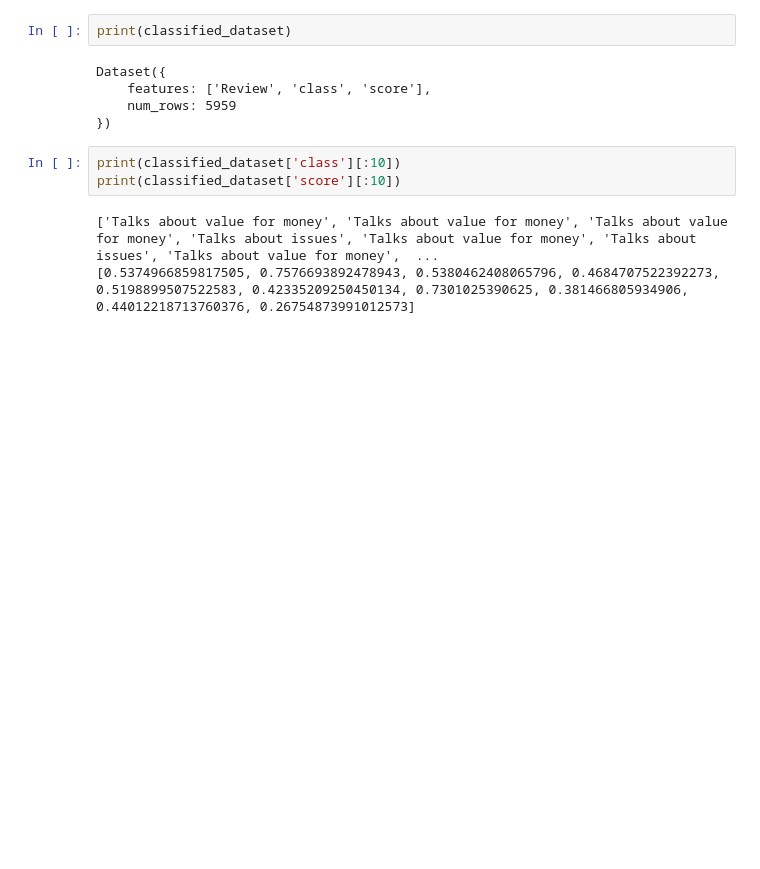
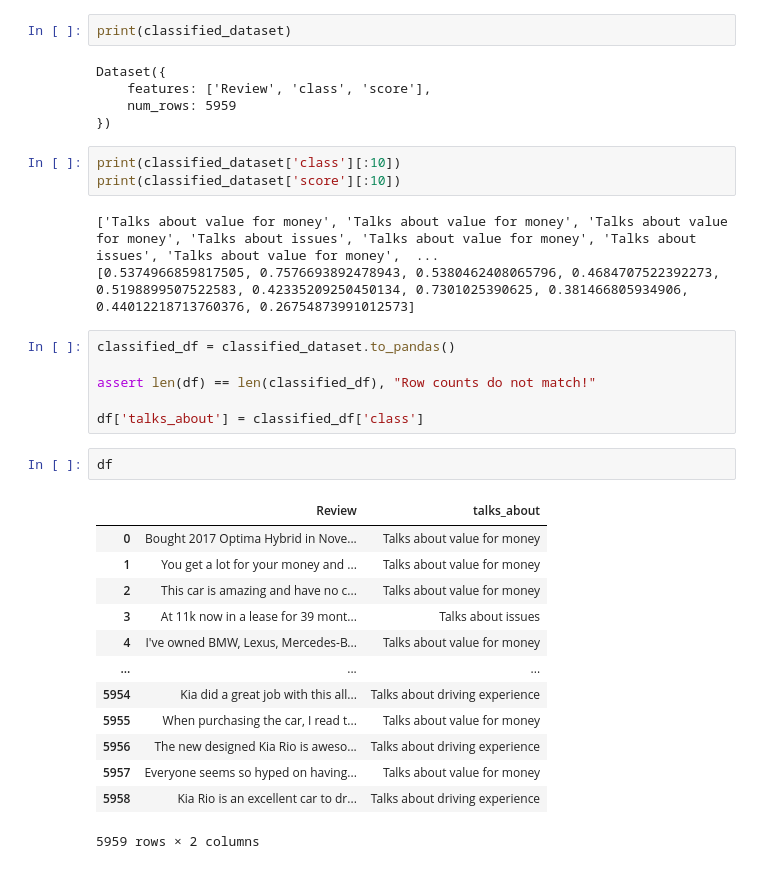
Before and after one commit to NimWick638/The-Wheels-in-Motion-Group-06, a Jupyter notebook: Deploying Hugging Face Model/Hugging_Face_Model_Deployment_.ipynb, the cells around one changed output. Saved outputs shown, nothing was run; the diff lists cells and outputs as text; blank space fills up the shorter version.

Commit message:
Added talks_about column to the dataframe

```diff
--- a/Deploying Hugging Face Model/Hugging_Face_Model_Deployment_.ipynb
+++ b/Deploying Hugging Face Model/Hugging_Face_Model_Deployment_.ipynb
@@ -86,3 +86,25 @@ print(classified_dataset['score'][:10])
 # %% [output]
 ['Talks about value for money', 'Talks about value for money', 'Talks about value for money', 'Talks about issues', 'Talks about value for money', 'Talks about issues', 'Talks about value for money',  ...
 [0.5374966859817505, 0.7576693892478943, 0.5380462408065796, 0.4684707522392273, 0.5198899507522583, 0.42335209250450134, 0.7301025390625, 0.381466805934906, 0.44012218713760376, 0.26754873991012573]
+# %%
+classified_df = classified_dataset.to_pandas()
+
+assert len(df) == len(classified_df), "Row counts do not match!"
+
+df['talks_about'] = classified_df['class']
+# %%
+df
+# %% [output]
+|  | Review | talks_about |
+| 0 | Bought 2017 Optima Hybrid in Nove... | Talks about value for money |
+| 1 | You get a lot for your money and ... | Talks about value for money |
+| 2 | This car is amazing and have no c... | Talks about value for money |
+| 3 | At 11k now in a lease for 39 mont... | Talks about issues |
+| 4 | I've owned BMW, Lexus, Mercedes-B... | Talks about value for money |
+| ... | ... | ... |
+| 5954 | Kia did a great job with this all... | Talks about driving experience |
+| 5955 | When purchasing the car, I read t... | Talks about value for money |
+| 5956 | The new designed Kia Rio is aweso... | Talks about driving experience |
+| 5957 | Everyone seems so hyped on having... | Talks about value for money |
+| 5958 | Kia Rio is an excellent car to dr... | Talks about driving experience |
+5959 rows × 2 columns
```
